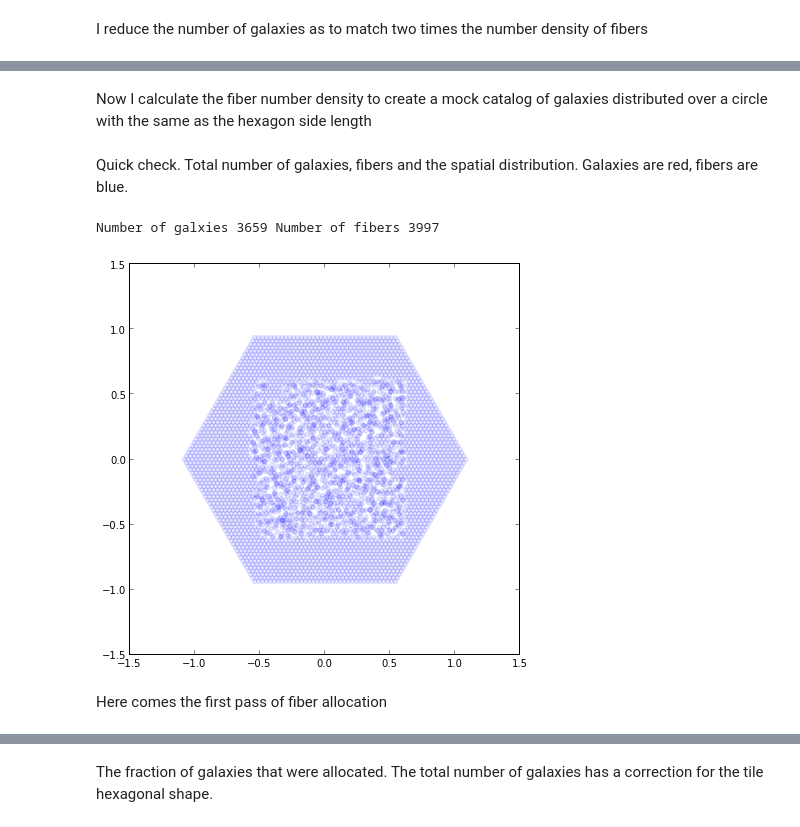
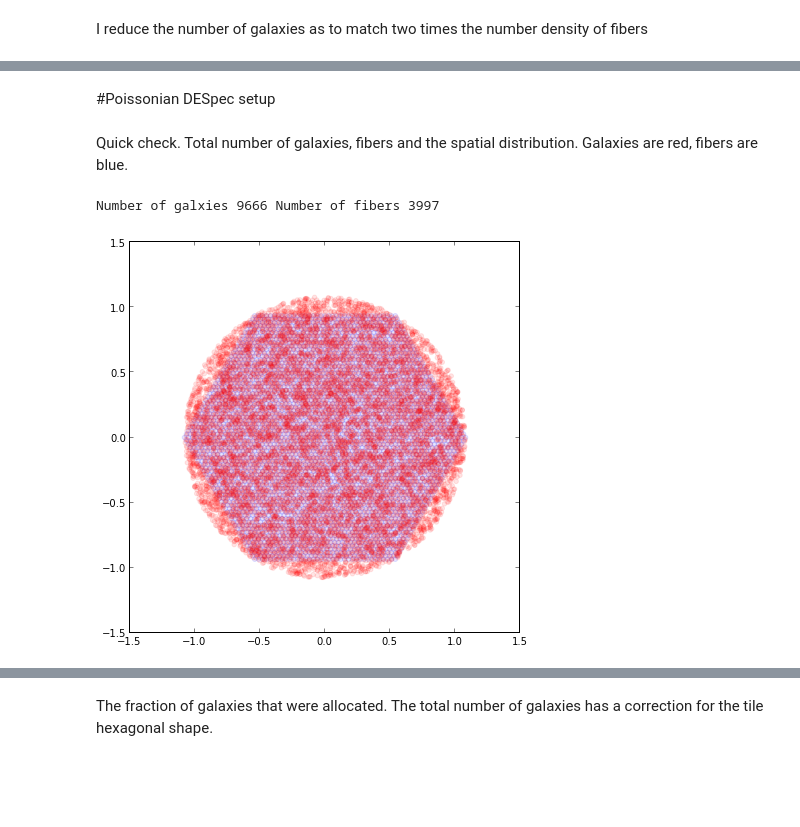
Before and after one commit to forero/FiberAllocation, a Jupyter notebook: source/fiber_allocation.ipynb, the cells around one changed output, grey strips where cells are left out. Cells and saved outputs as stored; diff of their text form; code cells hidden in the pictures; blank space fills up the shorter version.

Commit message:
runs on new observatinal data and mimicks BB setup

```diff
--- a/source/fiber_allocation.ipynb
+++ b/source/fiber_allocation.ipynb
@@ -133,9 +133,11 @@ class MockGalaxyCatalog(object):
     def load_galaxy_catalog(self):
         print "Loading", self.filename
         raw_data = np.loadtxt(self.filename)
-        print raw_data.shape
-        self.x = raw_data[:,9]
-        self.y = raw_data[:,10]
+        selected = raw_data[:,7]
+
+
+        self.x = raw_data[:,8]
+        self.y = raw_data[:,9]
         self.ID = raw_data[:,1]
         self.Ngalaxies = np.size(self.ID)
 
@@ -144,6 +146,7 @@ class MockGalaxyCatalog(object):
         self.center_x = np.average(self.x)
         self.center_y = np.average(self.y)
         self.radius_fov = -1.0
+        print shape(self.x)
 
     def make_random_mock_catalog(self):
         radius_fov_rand = self.radius_fov * sqrt(np.random.rand(self.Ngalaxies)) # Radius in degrees
@@ -489,20 +494,22 @@ fraction of allocated galaxies 0.858159912377
-# %% [markdown]
-Now I calculate the fiber number density to create a mock catalog of galaxies distributed over a circle with the same as the hexagon side length
+# %% [markdown]
+#Poissonian DESpec setup
 # %%
+plate_scale = 0.27/60. / (15. / 1e3) / 60.0# convert arcsec to arcmin; micron to mm; arcmin to deg --> arcmin/mm --> deg/mm
+fiber_pitch_mm = 6.0
+fiber_size_mm = 0.7
+fibers = FiberSet(Ndiameter=73, fiber_pitch=fiber_pitch_mm * plate_scale, fiber_size=fiber_size_mm * plate_scale)
 fiber_number_density = fibers.Nfibers/((3.0 * sqrt(3.0)/2.0)*(fibers.radius **2))
 gals = MockGalaxyCatalog(number_density=2.0*fiber_number_density, radius_fov=fibers.radius)
 # %% [markdown]
 Quick check. Total number of galaxies, fibers and the spatial distribution. Galaxies are red, fibers are blue.
 # %%
-print 'Number of galxies', observed_gals.Ngalaxies, 'Number of fibers', fibers.Nfibers
+print 'Number of galxies', gals.Ngalaxies, 'Number of fibers', fibers.Nfibers
 #simple plot to check out the spatial distribution of data
 f = figure(figsize=(7,7))
 ax1 = f.add_subplot(111)
-#ax1.scatter(observed_gals.x, observed_gals.y, color='red', alpha=0.5)
 ax1.scatter(fibers.x, fibers.y, color='blue', alpha=0.1)
+ax1.scatter(gals.x, gals.y, color='red', alpha=0.1)
 ax1.set_aspect('equal', 'datalim')
 # %% [output]
-Number of galxies 3659 Number of fibers 3997
+Number of galxies 9666 Number of fibers 3997
-[figure, old version]
+[figure, new version]
-# %% [markdown]
-Here comes the first pass of fiber allocation
```
Also changed, not shown: parts of 23 cells of this notebook.
